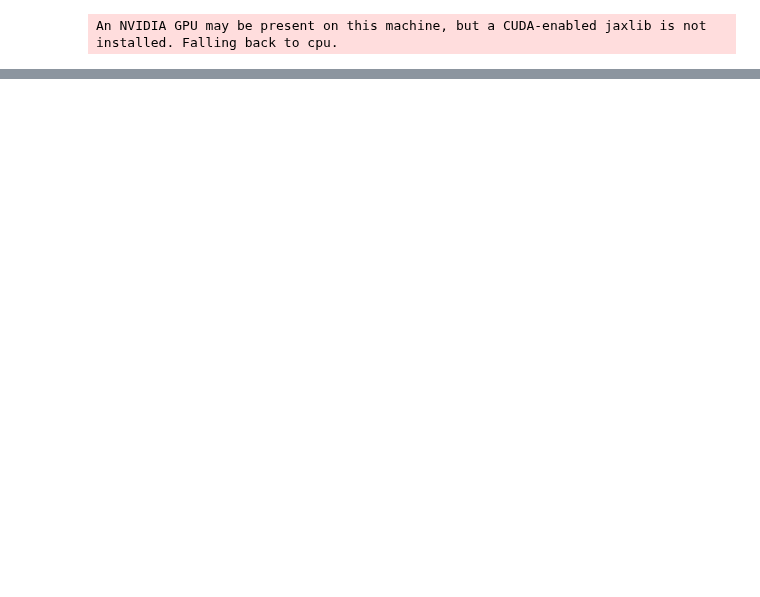
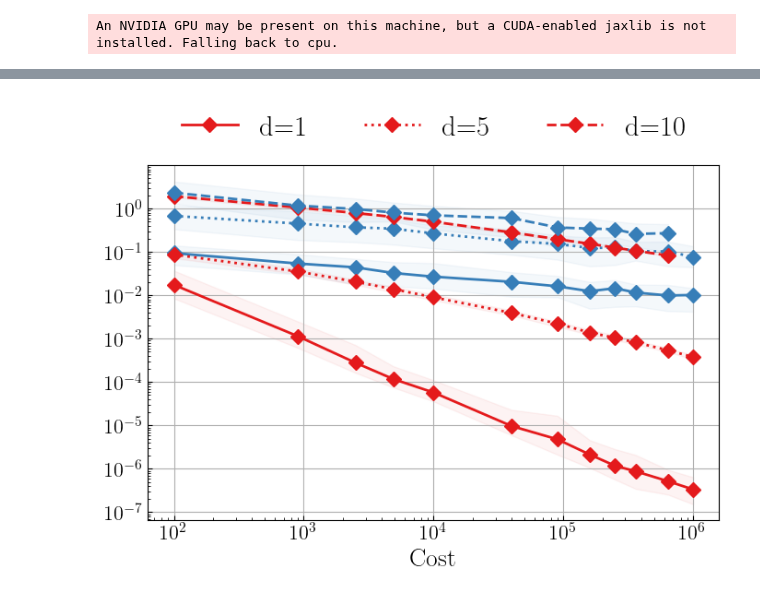
Before and after one commit to hudsonchen/nest_bq, a Jupyter notebook: plotting_notebooks/toy.ipynb, the cells around one changed output, grey strips where cells are left out. Cells and saved outputs as stored; diff of their text form; code cells hidden in the pictures; blank space fills up the shorter version.

```diff
--- a/plotting_notebooks/toy.ipynb
+++ b/plotting_notebooks/toy.ipynb
@@ -488,0 +519,40 @@ plt.show()
+# %%
+fig, axes = plt.subplots(1, 1, figsize=(8, 5))
+
+linestyle_dict = {'1': '-', '5': ':', '10': '--'}
+for dim in ['1', '5', '10']:
+    if dim == '1':
+        axes.plot(cost_array, I_nkq_dimension_[dim]['median'] * rescale_array_nkq_ratio_one,
+                label=f"d={dim}", color=cmap.colors[0], linestyle=linestyle_dict[dim],
+                linewidth=linewidth, marker='D', markersize=markersize)
+        axes.fill_between(cost_array, I_nkq_dimension_[dim]['q25'] * rescale_array_nkq_ratio_one,
+                         I_nkq_dimension_[dim]['q75'] * rescale_array_nkq_ratio_one, alpha=0.05, color=cmap.colors[0])
+
+        axes.plot(cost_array, I_nmc_dimension_[dim]['median'] * rescale_array_nmc_ratio_one,
+                color=cmap.colors[1], linestyle=linestyle_dict[dim],
+                linewidth=linewidth, marker='D', markersize=markersize)
+        axes.fill_between(cost_array, I_nmc_dimension_[dim]['q25'] * rescale_array_nmc_ratio_one,
+                         I_nmc_dimension_[dim]['q75'] * rescale_array_nmc_ratio_one, alpha=0.05, color=cmap.colors[1])
+
+    elif dim == '5':
+        axes.plot(cost_array, I_nkq_dimension_[dim]['median'] / 30, label=f"d={dim}", color=cmap.colors[0],
+                linewidth=linewidth, marker='D', linestyle=linestyle_dict[dim], markersize=markersize)
+        axes.fill_between(cost_array, I_nkq_dimension_[dim]['q25'] / 30, I_nkq_dimension_[dim]['q75'] / 30, alpha=0.05, color=cmap.colors[0])
+        axes.plot(cost_array, I_nmc_dimension_[dim]['median'], color=cmap.colors[1],
+                linewidth=linewidth, marker='D', linestyle=linestyle_dict[dim], markersize=markersize)
+        axes.fill_between(cost_array, I_nmc_dimension_[dim]['q25'], I_nmc_dimension_[dim]['q75'], alpha=0.05, color=cmap.colors[1])
+    else:
+        axes.plot(cost_array, I_nkq_dimension_[dim]['median'] / 10, label=f"d={dim}", color=cmap.colors[0],
+                linewidth=linewidth, marker='D', linestyle=linestyle_dict[dim], markersize=markersize)
+        axes.fill_between(cost_array, I_nkq_dimension_[dim]['q25'] / 10, I_nkq_dimension_[dim]['q75'] / 10, alpha=0.05, color=cmap.colors[0])
+        axes.plot(cost_array, I_nmc_dimension_[dim]['median'], color=cmap.colors[1],
+                linewidth=linewidth, marker='D', linestyle=linestyle_dict[dim], markersize=markersize)
+        axes.fill_between(cost_array, I_nmc_dimension_[dim]['q25'], I_nmc_dimension_[dim]['q75'], alpha=0.05, color=cmap.colors[1])
+    axes.set_xlabel(r'Cost')
+    axes.set_yscale('log')
+    axes.set_xscale('log')
+    axes.legend(ncol=3, bbox_to_anchor=(0.5, 1.0), loc='lower center')
+
+plt.savefig('../figures/toy_ablation_dimension.pdf', bbox_inches='tight')
+# %% [output]
+[figure, added]
```
Also changed, not shown: parts of 5 cells of this notebook, 8 other files.
